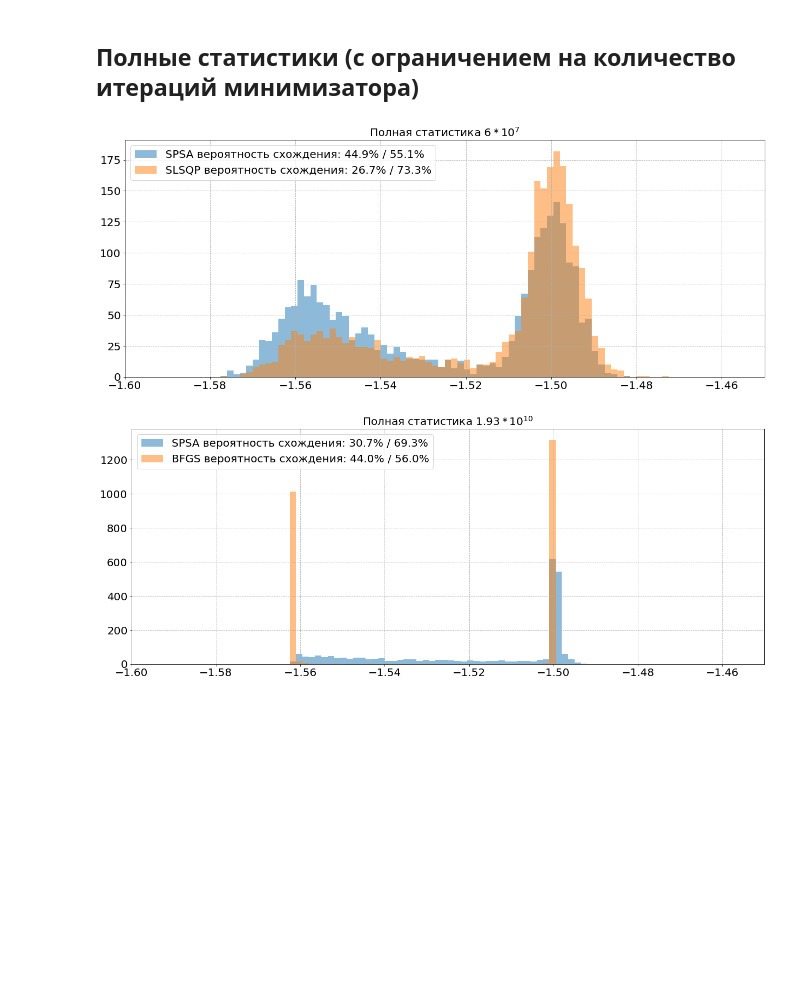
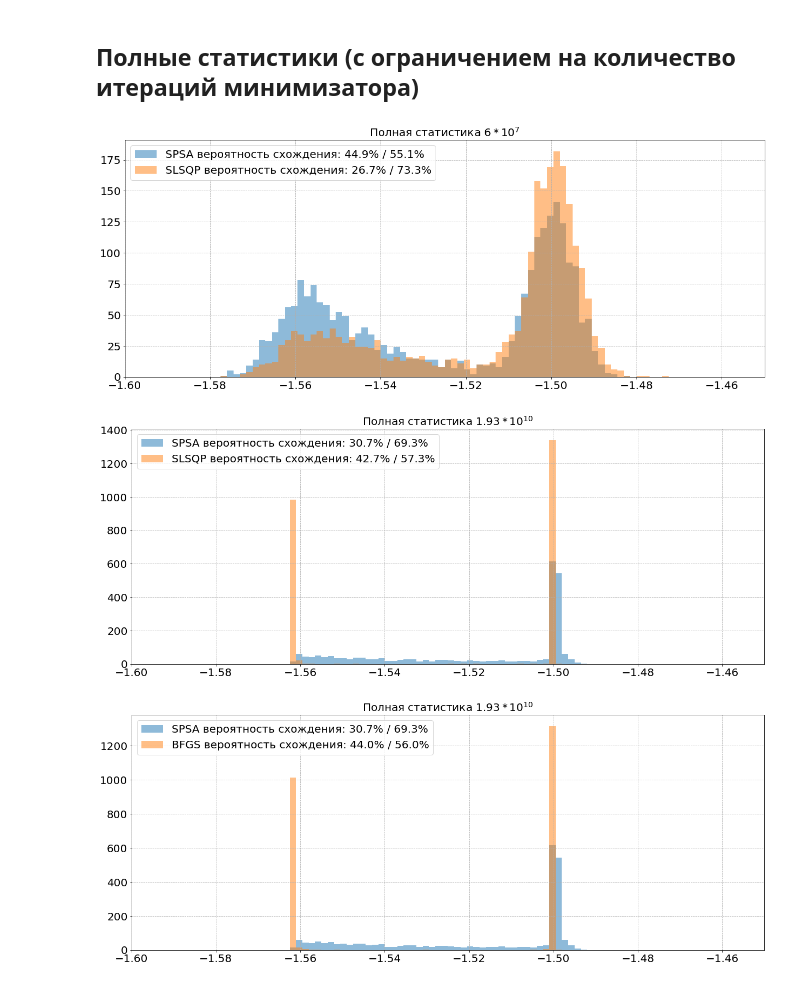
Before and after one commit to applevitya/vqe, a Jupyter notebook: report.ipynb, the cells around one changed output. Drawn from its saved outputs; the diff is of its cells as text; code cells hidden in the pictures; blank space fills up the shorter version.

```diff
--- a/report.ipynb
+++ b/report.ipynb
@@ -69,8 +69,10 @@ def hist_union(fileway,b,name,title):
 ## Полные статистики (с ограничением на количество итераций минимизатора)
 # %%
 hist_union(fileway= ['Data/vqe_hadamard_spsa_10^4_maxiter_10^3.txt','Data/vqe_hadamard_slsqp_10^4_maxiter_100.txt'],name = ['SPSA','SLSQP'], b = [100,100], title = 'Полная статистика $6*10^7$')
+hist_union(fileway= ['Data/vqe_hadamard_spsa_10^7_maxiter_321.txt','Data/vqe_hadamard_slsqp_10^7_maxiter_100.txt'],name = ['SPSA','SLSQP'], b = [100,100], title = 'Полная статистика $1.93*10^{10}$')
 # %% [output]
 [figure]
+[figure, added]
 # %%
 hist_union(fileway= ['Data/vqe_hadamard_spsa_10^7_maxiter_321.txt','Data/vqe_hadamard_bfgs_10^7.txt'],name = ['SPSA','BFGS'], b = [100,100], title = 'Полная статистика $1.93*10^{10}$')
 hist_union(fileway= ['Data/vqe_hadamard_spsa_10^6_maxiter_316.txt','Data/vqe_hadamard_bfgs_10^6.txt'],name = ['SPSA','BFGS'], b = [100,100], title = 'Полная статистика $1.9*10^9$')
```
Also changed, not shown: 9 other files.
